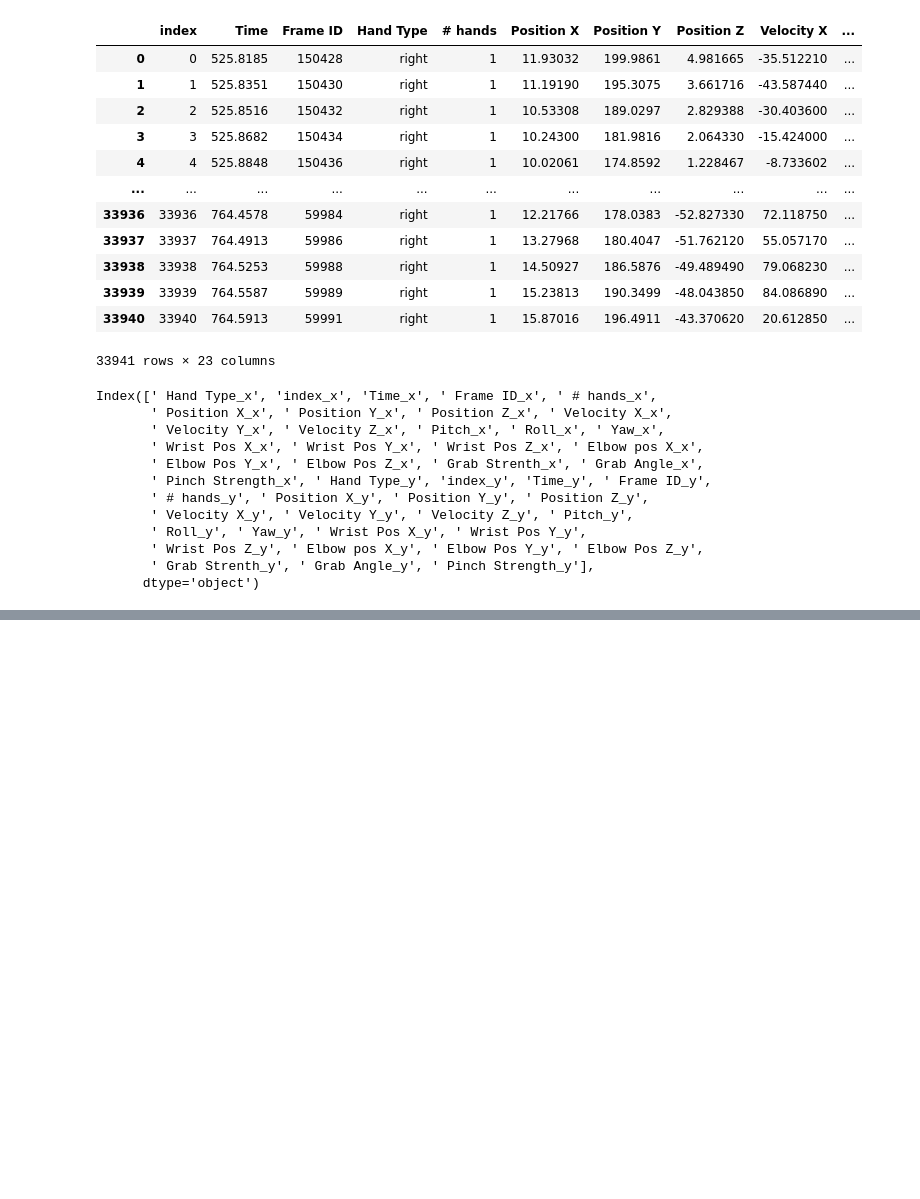
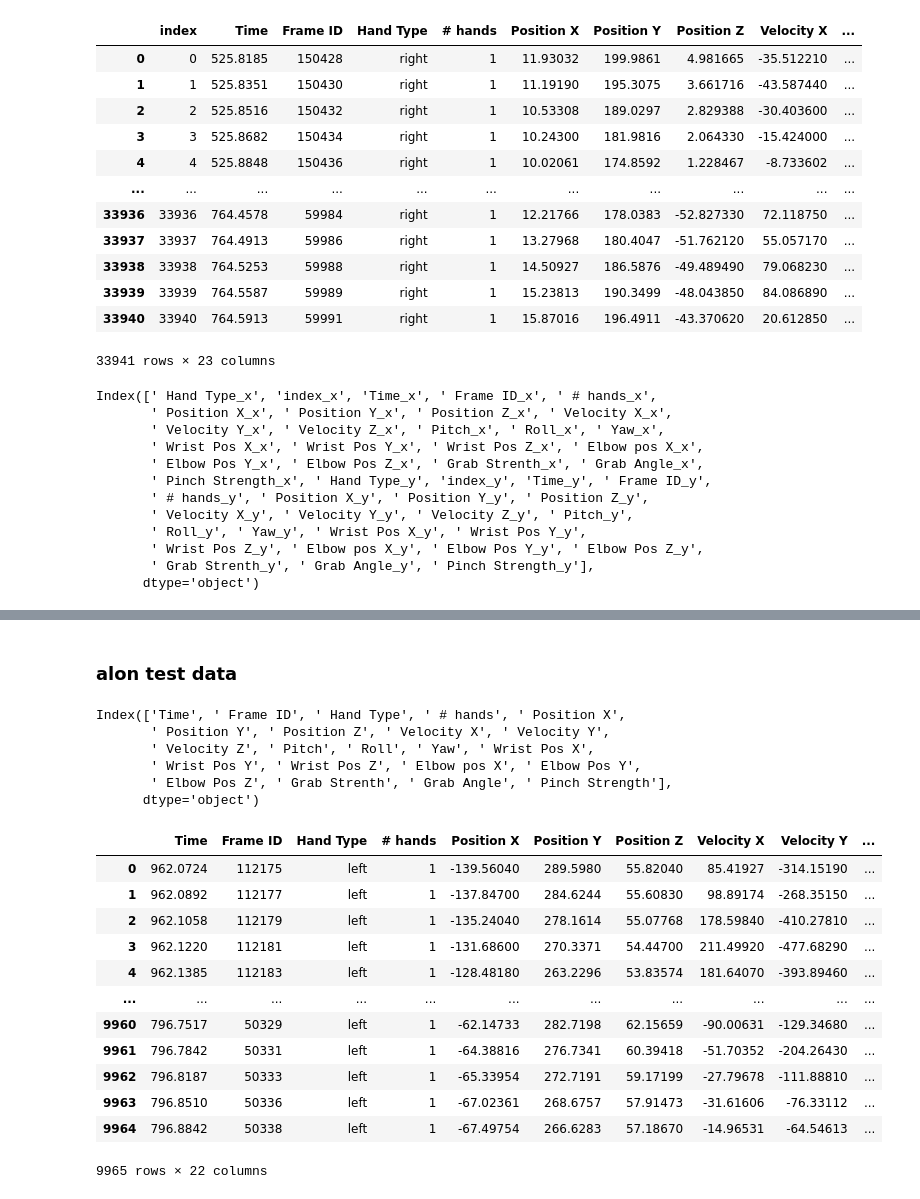
Before and after one commit to kuty007/final-porj-semB, a Jupyter notebook: Hands.ipynb, the cells around one changed output, grey strips where cells are left out. Drawn from its saved outputs; the diff is of its cells as text; code cells hidden in the pictures; blank space fills up the shorter version.

```diff
--- a/Hands.ipynb
+++ b/Hands.ipynb
@@ -308,0 +356,11 @@ df_sync= df_sync.drop('Hand Type_x','index_x',)
+# %%
+
+path = r'D:\downloads\קבצים לעבודת גמר\extraFiles\Validation\test data\sync'
+all_files = glob.glob(path + "/*.csv")
+li = []
+for filename in all_files:
+    df = pd.read_csv(filename, index_col=None,)
+    time_drop(df)
+    drop_hands(df,1)
+    li.append(df)
+    test_sy = pd.concat(li, axis=0, ignore_index=True)
@@ -308,0 +379,11 @@ df_sync= df_sync.drop('Hand Type_x','index_x',)
+# %%
+
+path = r'D:\downloads\קבצים לעבודת גמר\extraFiles\Validation\test data\spon'
+all_files = glob.glob(path + "/*.csv")
+li = []
+for filename in all_files:
+    df = pd.read_csv(filename, index_col=None,)
+    time_drop(df)
+    drop_hands(df,1)
+    li.append(df)
+    test_spon = pd.concat(li, axis=0, ignore_index=True)
@@ -308,0 +407,41 @@ df_sync= df_sync.drop('Hand Type_x','index_x',)
+# %% [markdown]
+### alon test data
+# %%
+path = r'D:\downloads\קבצים לעבודת גמר\extraFiles\Validation\test data\alone'
+all_files = glob.glob(path + "/*.csv")
+li = []
+for filename in all_files:
+    df = pd.read_csv(filename, index_col=None,)
+    time_drop(df)
+    drop_hands(df,2)
+    li.append(df)
+    test_alone = pd.concat(li, axis=0, ignore_index=True)
+# %%
+test_alone.columns
+# %% [output]
+Index(['Time', ' Frame ID', ' Hand Type', ' # hands', ' Position X',
+       ' Position Y', ' Position Z', ' Velocity X', ' Velocity Y',
+       ' Velocity Z', ' Pitch', ' Roll', ' Yaw', ' Wrist Pos X',
+       ' Wrist Pos Y', ' Wrist Pos Z', ' Elbow pos X', ' Elbow Pos Y',
+       ' Elbow Pos Z', ' Grab Strenth', ' Grab Angle', ' Pinch Strength'],
+      dtype='object')
+# %%
+indexNames = test_alone[test_alone[' Hand Type'] == 'right'].index
+# Delete these row indexes from dataFrame
+test_alone.drop(indexNames , inplace=True)
+# %%
+test_alone
+# %% [output]
+|  | Time | Frame ID | Hand Type | # hands | Position X | Position Y | Position Z | Velocity X | Velocity Y | ... |
+| 0 | 962.0724 | 112175 | left | 1 | -139.56040 | 289.5980 | 55.82040 | 85.41927 | -314.15190 | ... |
+| 1 | 962.0892 | 112177 | left | 1 | -137.84700 | 284.6244 | 55.60830 | 98.89174 | -268.35150 | ... |
+| 2 | 962.1058 | 112179 | left | 1 | -135.24040 | 278.1614 | 55.07768 | 178.59840 | -410.27810 | ... |
+| 3 | 962.1220 | 112181 | left | 1 | -131.68600 | 270.3371 | 54.44700 | 211.49920 | -477.68290 | ... |
+| 4 | 962.1385 | 112183 | left | 1 | -128.48180 | 263.2296 | 53.83574 | 181.64070 | -393.89460 | ... |
+| ... | ... | ... | ... | ... | ... | ... | ... | ... | ... | ... |
+| 9960 | 796.7517 | 50329 | left | 1 | -62.14733 | 282.7198 | 62.15659 | -90.00631 | -129.34680 | ... |
+| 9961 | 796.7842 | 50331 | left | 1 | -64.38816 | 276.7341 | 60.39418 | -51.70352 | -204.26430 | ... |
+| 9962 | 796.8187 | 50333 | left | 1 | -65.33954 | 272.7191 | 59.17199 | -27.79678 | -111.88810 | ... |
+| 9963 | 796.8510 | 50336 | left | 1 | -67.02361 | 268.6757 | 57.91473 | -31.61606 | -76.33112 | ... |
+| 9964 | 796.8842 | 50338 | left | 1 | -67.49754 | 266.6283 | 57.18670 | -14.96531 | -64.54613 | ... |
+9965 rows × 22 columns
```
Also changed, not shown: parts of 31 cells of this notebook, 1 other file.
